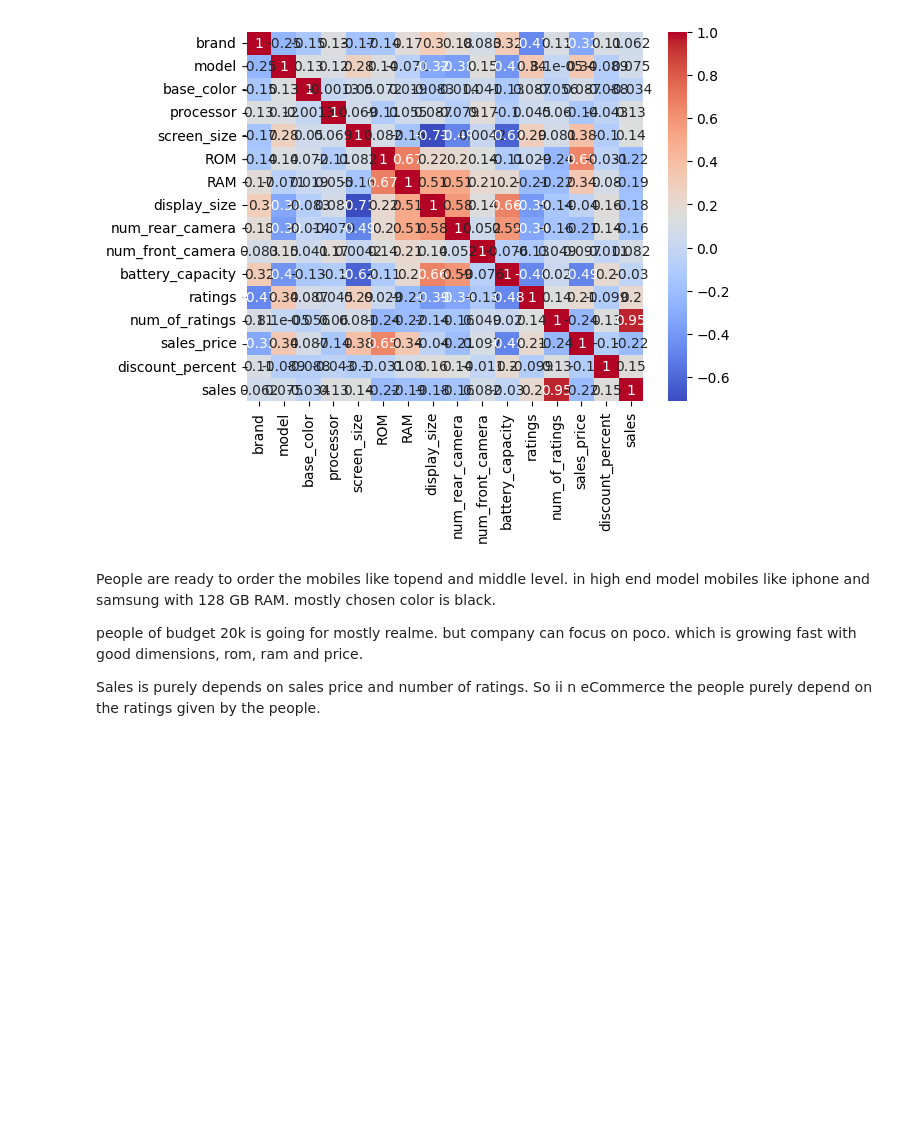
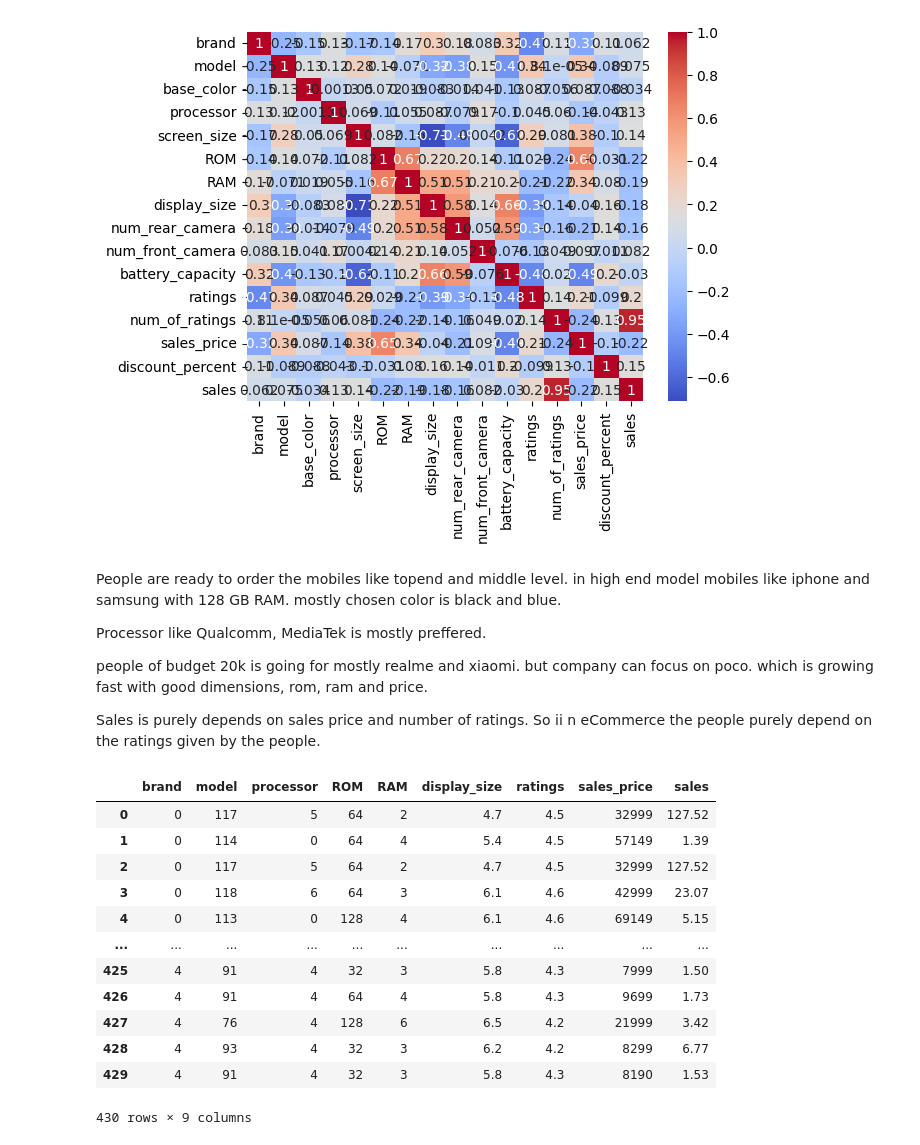
Before and after one commit to UthraCG/BizCardX-Extracting-Business-Card-Data-with-OCR, a Jupyter notebook: mobile_sales.ipynb, the cells around one changed output. Cells and saved outputs as stored; diff of their text form; code cells hidden in the pictures; blank space fills up the shorter version.

```diff
--- a/mobile_sales.ipynb
+++ b/mobile_sales.ipynb
@@ -395,8 +411,27 @@ sns.heatmap(corr, annot=True, cmap='coolwarm')
 [figure]
 # %% [markdown]
 People are ready to order the mobiles like topend and middle level.
-in high end model mobiles like iphone and samsung with 128 GB RAM. mostly chosen color is black.
+in high end model mobiles like iphone and samsung with 128 GB RAM. mostly chosen color is black and blue.
 
-people of budget 20k is going for mostly realme. but company can focus on poco. which is growing fast with good dimensions, rom, ram and price.
+Processor like Qualcomm, MediaTek is mostly preffered.
+
+people of budget 20k is going for mostly realme and xiaomi. but company can focus on poco. which is growing fast with good dimensions, rom, ram and price.
 
 Sales is purely depends on sales price and number of ratings. So ii n eCommerce the people purely depend on the ratings given by the people.
+# %%
+df=df.drop(['battery_capacity','base_color','num_of_ratings','screen_size','num_front_camera','num_rear_camera','discount_percent'],axis=1)
+df
+# %% [output]
+|  | brand | model | processor | ROM | RAM | display_size | ratings | sales_price | sales |
+| 0 | 0 | 117 | 5 | 64 | 2 | 4.7 | 4.5 | 32999 | 127.52 |
+| 1 | 0 | 114 | 0 | 64 | 4 | 5.4 | 4.5 | 57149 | 1.39 |
+| 2 | 0 | 117 | 5 | 64 | 2 | 4.7 | 4.5 | 32999 | 127.52 |
+| 3 | 0 | 118 | 6 | 64 | 3 | 6.1 | 4.6 | 42999 | 23.07 |
+| 4 | 0 | 113 | 0 | 128 | 4 | 6.1 | 4.6 | 69149 | 5.15 |
+| ... | ... | ... | ... | ... | ... | ... | ... | ... | ... |
+| 425 | 4 | 91 | 4 | 32 | 3 | 5.8 | 4.3 | 7999 | 1.50 |
+| 426 | 4 | 91 | 4 | 64 | 4 | 5.8 | 4.3 | 9699 | 1.73 |
+| 427 | 4 | 76 | 4 | 128 | 6 | 6.5 | 4.2 | 21999 | 3.42 |
+| 428 | 4 | 93 | 4 | 32 | 3 | 6.2 | 4.2 | 8299 | 6.77 |
+| 429 | 4 | 91 | 4 | 32 | 3 | 5.8 | 4.3 | 8190 | 1.53 |
+430 rows × 9 columns
```
Also changed, not shown: parts of 13 cells of this notebook.
